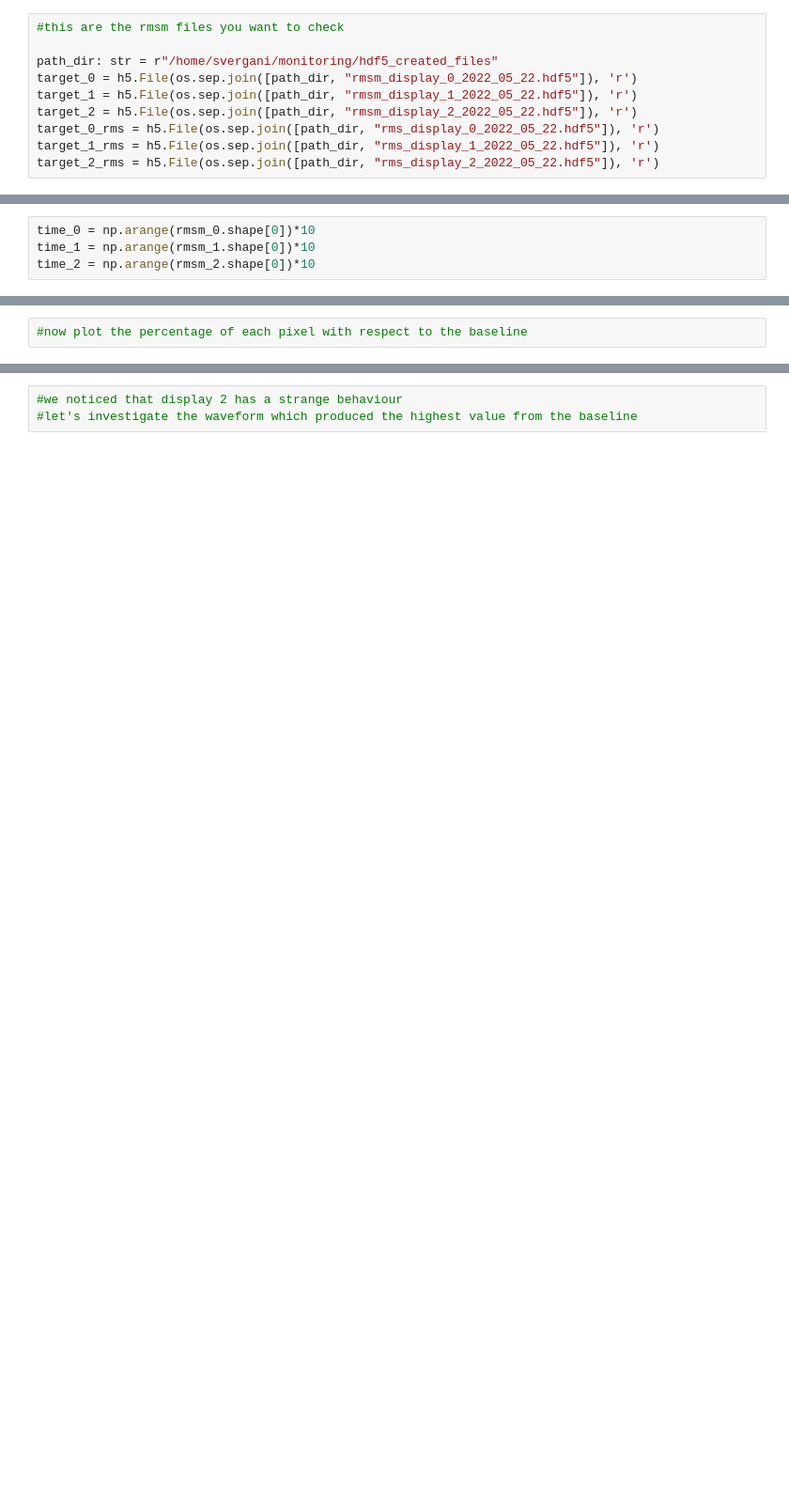
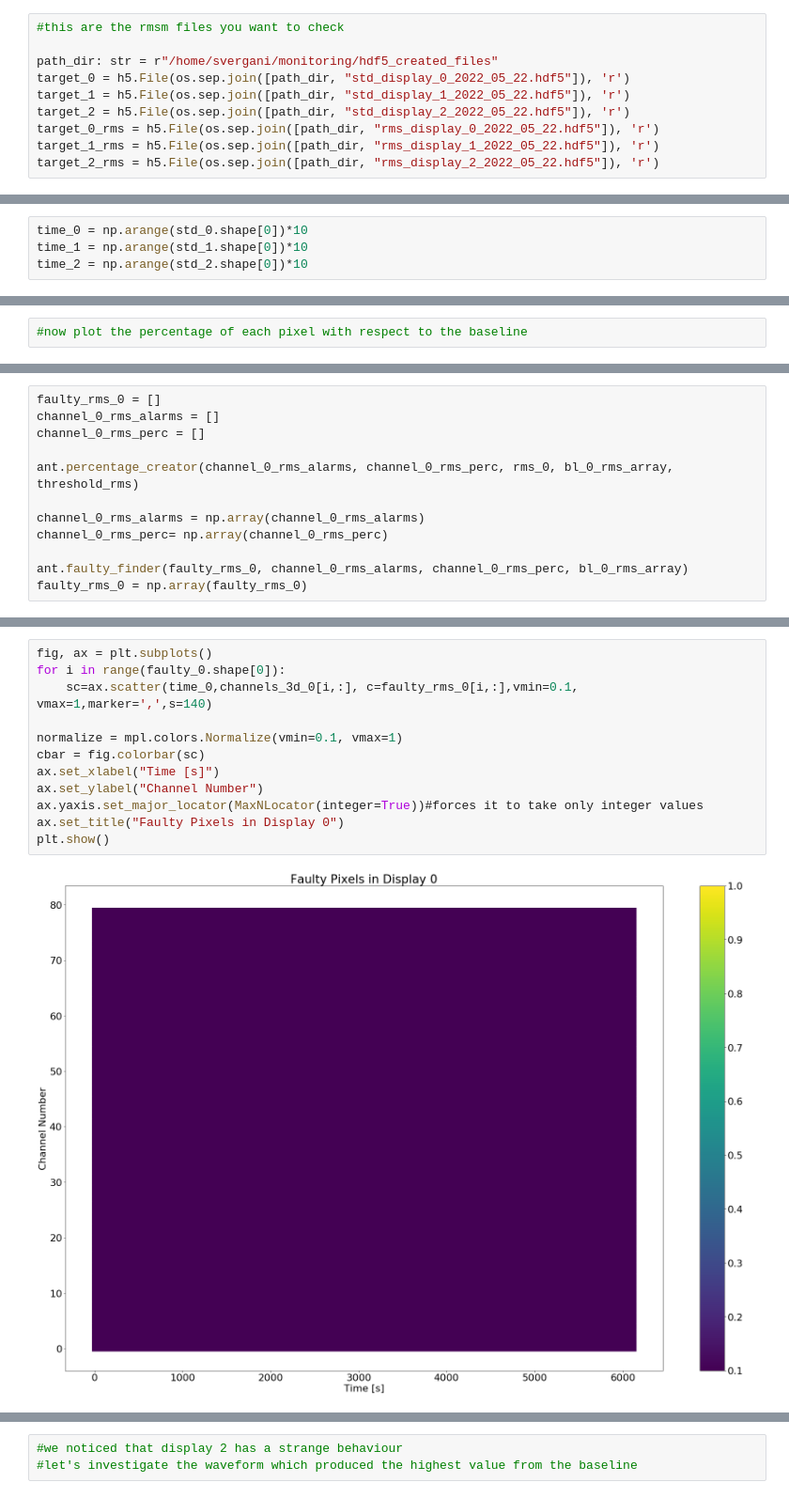
Before and after one commit to StefanoVergani/monitoring_analysis, a Jupyter notebook: alarm.ipynb, the cells around one changed output, grey strips where cells are left out. Shown at 94% size. Saved outputs shown, nothing was run; the diff lists cells and outputs as text; blank space fills up the shorter version.

```diff
--- a/alarm.ipynb
+++ b/alarm.ipynb
@@ -13,9 +14,9 @@ from matplotlib.ticker import MaxNLocator
 #this are the rmsm files you want to check
 
 path_dir: str = r"/home/svergani/monitoring/hdf5_created_files"
-target_0 = h5.File(os.sep.join([path_dir, "rmsm_display_0_2022_05_22.hdf5"]), 'r')
-target_1 = h5.File(os.sep.join([path_dir, "rmsm_display_1_2022_05_22.hdf5"]), 'r')
-target_2 = h5.File(os.sep.join([path_dir, "rmsm_display_2_2022_05_22.hdf5"]), 'r')
+target_0 = h5.File(os.sep.join([path_dir, "std_display_0_2022_05_22.hdf5"]), 'r')
+target_1 = h5.File(os.sep.join([path_dir, "std_display_1_2022_05_22.hdf5"]), 'r')
+target_2 = h5.File(os.sep.join([path_dir, "std_display_2_2022_05_22.hdf5"]), 'r')
 target_0_rms = h5.File(os.sep.join([path_dir, "rms_display_0_2022_05_22.hdf5"]), 'r')
 target_1_rms = h5.File(os.sep.join([path_dir, "rms_display_1_2022_05_22.hdf5"]), 'r')
 target_2_rms = h5.File(os.sep.join([path_dir, "rms_display_2_2022_05_22.hdf5"]), 'r')
@@ -68,9 +81,9 @@ else:
 # %% [output]
 The displays you are using have the same structures of the baselines. all good!
 # %%
-time_0 = np.arange(rmsm_0.shape[0])*10
-time_1 = np.arange(rmsm_1.shape[0])*10
-time_2 = np.arange(rmsm_2.shape[0])*10
+time_0 = np.arange(std_0.shape[0])*10
+time_1 = np.arange(std_1.shape[0])*10
+time_2 = np.arange(std_2.shape[0])*10
 # %%
 #very important parameter: how far from the average must a pixel be to be called "faulty"?
 #remember that 1 sigma is roughly 34.1 %
@@ -314,0 +262,12 @@ plt.show()
+# %%
+faulty_rms_0 = []
+channel_0_rms_alarms = []
+channel_0_rms_perc = []
+
+ant.percentage_creator(channel_0_rms_alarms, channel_0_rms_perc, rms_0, bl_0_rms_array, threshold_rms)
+
+channel_0_rms_alarms = np.array(channel_0_rms_alarms)
+channel_0_rms_perc= np.array(channel_0_rms_perc)
+
+ant.faulty_finder(faulty_rms_0, channel_0_rms_alarms, channel_0_rms_perc, bl_0_rms_array)
+faulty_rms_0 = np.array(faulty_rms_0)
@@ -314,0 +298,14 @@ plt.show()
+# %%
+fig, ax = plt.subplots()
+for i in range(faulty_0.shape[0]):
+    sc=ax.scatter(time_0,channels_3d_0[i,:], c=faulty_rms_0[i,:],vmin=0.1, vmax=1,marker=',',s=140)
+
+normalize = mpl.colors.Normalize(vmin=0.1, vmax=1)
+cbar = fig.colorbar(sc)
+ax.set_xlabel("Time [s]")
+ax.set_ylabel("Channel Number")
+ax.yaxis.set_major_locator(MaxNLocator(integer=True))#forces it to take only integer values
+ax.set_title("Faulty Pixels in Display 0")
+plt.show()
+# %% [output]
+[figure, added]
```
Also changed, not shown: parts of 37 cells of this notebook, 2 other files.
